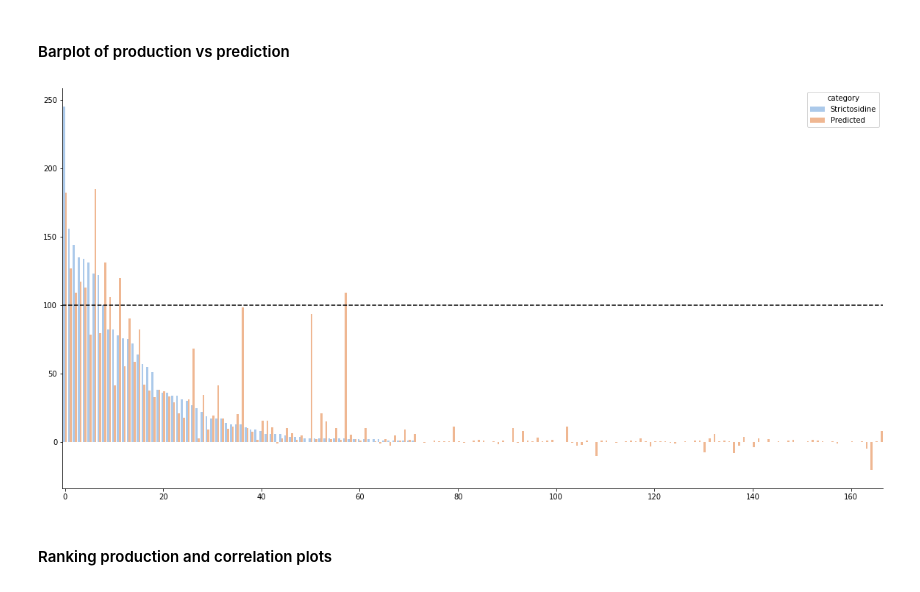
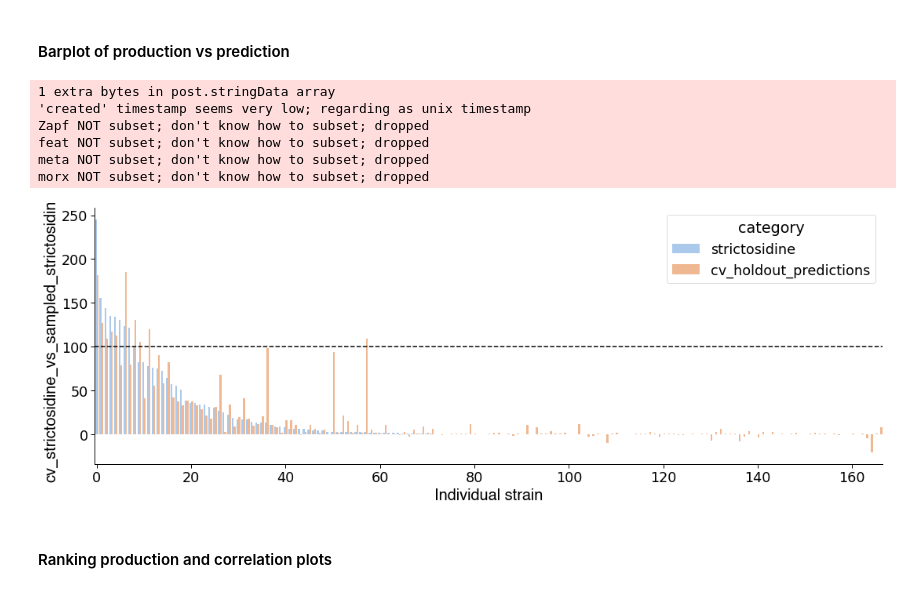
Before and after one commit to hiyama341/teemi, a Jupyter notebook: colab_notebooks/07_1_LEARN_DataAnalysis.ipynb, the cells around one changed output. Drawn from its saved outputs; the diff is of its cells as text; code cells hidden in the pictures.

Commit message:
wip cv_vs_production plots

```diff
--- a/colab_notebooks/07_1_LEARN_DataAnalysis.ipynb
+++ b/colab_notebooks/07_1_LEARN_DataAnalysis.ipynb
@@ -390,17 +390,25 @@ ds2 = df3[['Line_name', 'cv_holdout_predictions']]
 ds2.columns = ['Line_name', 'strict']
 
 # add category
-ds2['category'] = 'Predicted'
-ds1['category'] = 'Strictosidine'
+ds2['category'] = 'cv_holdout_predictions'
+ds1['category'] = 'strictosidine'
 dss = pd.concat([ds1, ds2])
 # %%
 bar_plot_w_hue(dss, 'Line_name', 'strict',
                path = 'G8H_CPR_library/data/10-plots/07_1_LEARN_DataAnalysis/Prediction of the sampled library_ranked',
                palette = 'pastel',
-              size_height= 10,
-              size_length = 20)
+             y_label= 'cv_strictosidine_vs_sampled_strictosidine',
+            x_label = 'Individual strain',
+              size_height= 6,
+              size_length = 18)
 # %% [output]
+1 extra bytes in post.stringData array
+'created' timestamp seems very low; regarding as unix timestamp
+Zapf NOT subset; don't know how to subset; dropped
+feat NOT subset; don't know how to subset; dropped
+meta NOT subset; don't know how to subset; dropped
+morx NOT subset; don't know how to subset; dropped
-[figure, old version]
+[figure, new version]
 # %% [markdown]
 #### Ranking production and correlation plots
 # %%
```
Also changed, not shown: parts of 3 cells of this notebook.
